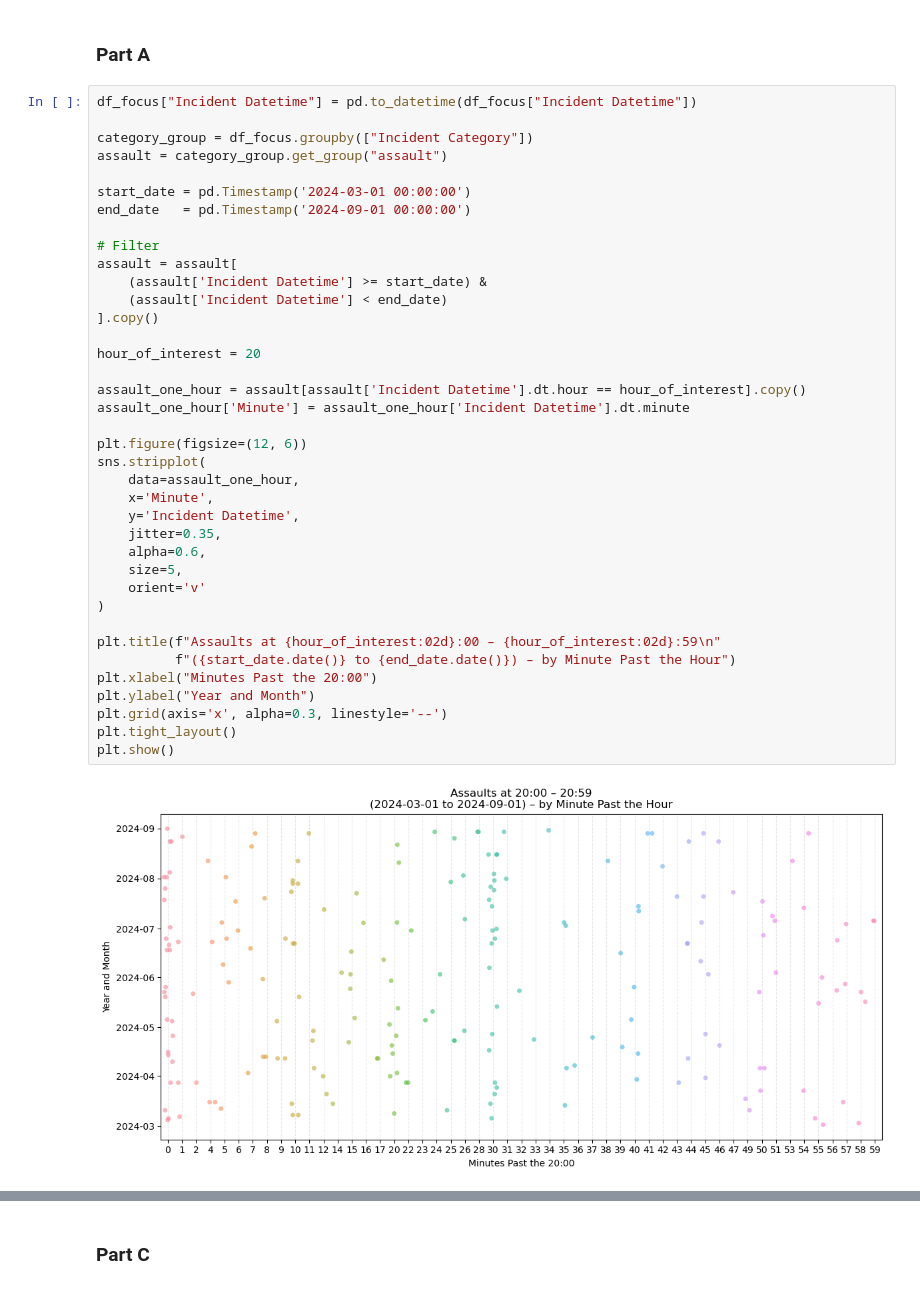
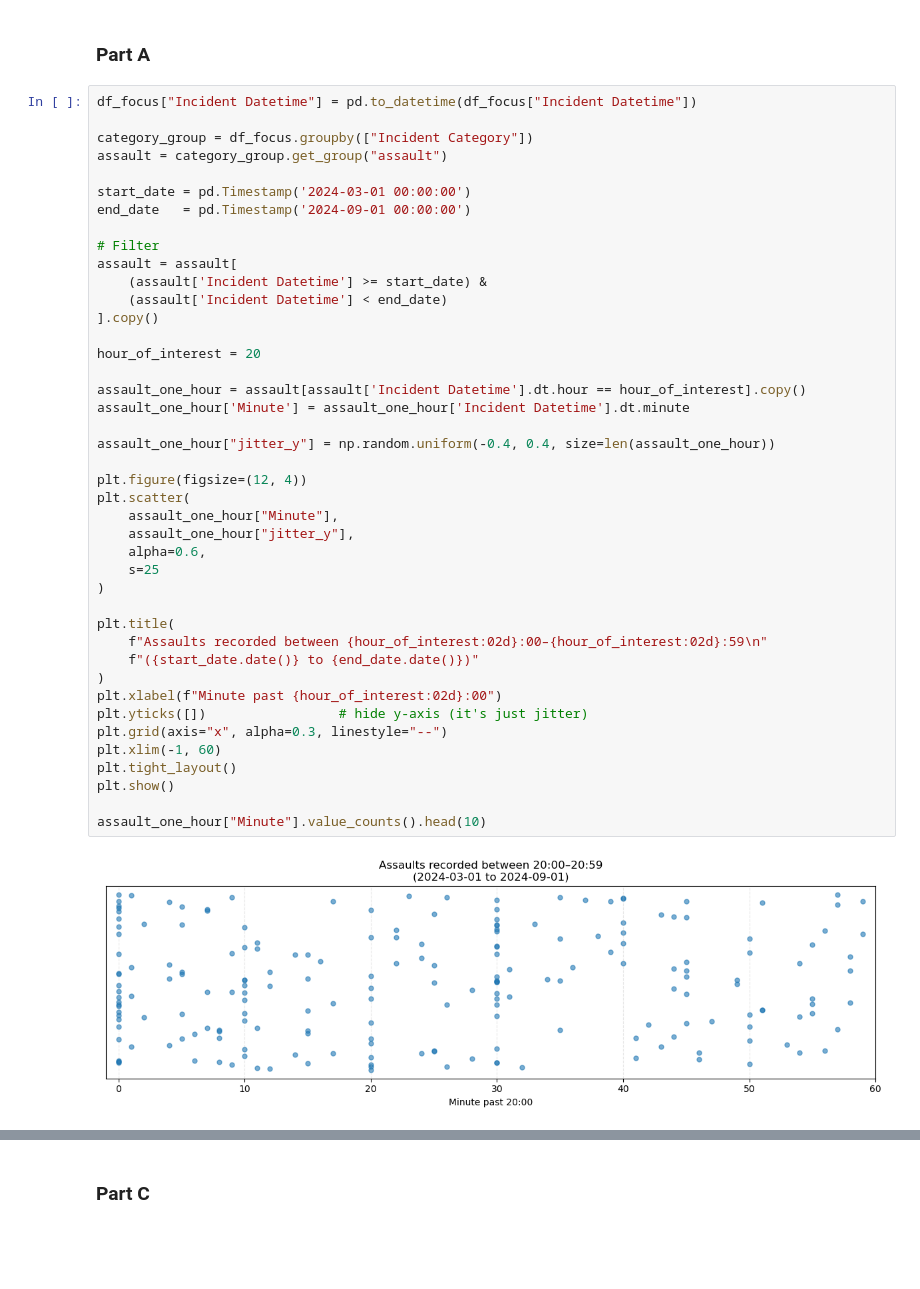
Before and after one commit to Yasmine-bou/Data_analysis, a Jupyter notebook: Assignment1.ipynb, the cells around one changed output, grey strips where cells are left out. Cells and saved outputs as stored; diff of their text form; blank space fills up the shorter version.

```diff
--- a/Assignment1.ipynb
+++ b/Assignment1.ipynb
@@ -312,40 +314,44 @@ This exercise asks you to recreate several classic plot types from DAOST Chapter
 # %%
 df_focus["Incident Datetime"] = pd.to_datetime(df_focus["Incident Datetime"])
 
 category_group = df_focus.groupby(["Incident Category"])
 assault = category_group.get_group("assault")
 
 start_date = pd.Timestamp('2024-03-01 00:00:00')
 end_date   = pd.Timestamp('2024-09-01 00:00:00')
 
 # Filter
 assault = assault[
     (assault['Incident Datetime'] >= start_date) &
     (assault['Incident Datetime'] < end_date)
 ].copy()
 
 hour_of_interest = 20
 
 assault_one_hour = assault[assault['Incident Datetime'].dt.hour == hour_of_interest].copy()
 assault_one_hour['Minute'] = assault_one_hour['Incident Datetime'].dt.minute
 
-plt.figure(figsize=(12, 6))
-sns.stripplot(
-    data=assault_one_hour,
-    x='Minute',
-    y='Incident Datetime',
-    jitter=0.35,
+assault_one_hour["jitter_y"] = np.random.uniform(-0.4, 0.4, size=len(assault_one_hour))
+
+plt.figure(figsize=(12, 4))
+plt.scatter(
+    assault_one_hour["Minute"],
+    assault_one_hour["jitter_y"],
     alpha=0.6,
-    size=5,
-    orient='v'
+    s=25
 )
 
-plt.title(f"Assaults at {hour_of_interest:02d}:00 – {hour_of_interest:02d}:59\n"
-          f"({start_date.date()} to {end_date.date()}) – by Minute Past the Hour")
-plt.xlabel("Minutes Past the 20:00")
-plt.ylabel("Year and Month")
-plt.grid(axis='x', alpha=0.3, linestyle='--')
+plt.title(
+    f"Assaults recorded between {hour_of_interest:02d}:00–{hour_of_interest:02d}:59\n"
+    f"({start_date.date()} to {end_date.date()})"
+)
+plt.xlabel(f"Minute past {hour_of_interest:02d}:00")
+plt.yticks([])                 # hide y-axis (it's just jitter)
+plt.grid(axis="x", alpha=0.3, linestyle="--")
+plt.xlim(-1, 60)
 plt.tight_layout()
 plt.show()
+
+assault_one_hour["Minute"].value_counts().head(10)
 # %% [output]
-[figure, old version]
+[figure, new version]
```
Also changed, not shown: parts of 8 cells of this notebook.
